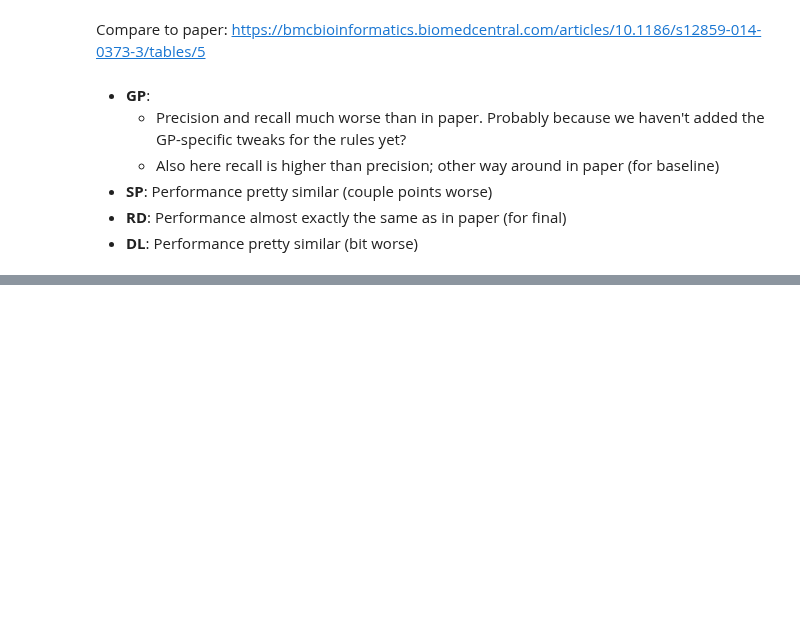
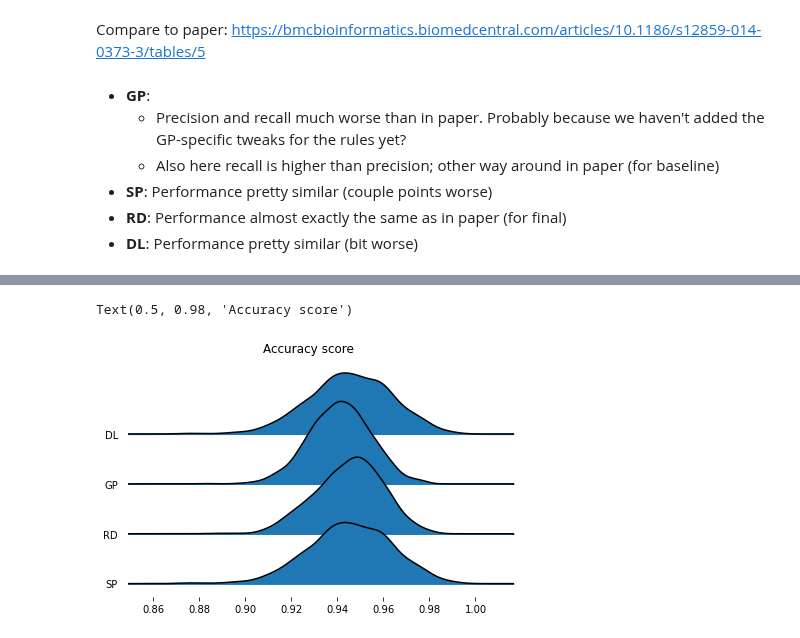
Before and after one commit to umcu/negation-detection, a Jupyter notebook: rule-based_context/notebooks/context.ipynb, the cells around one changed output, grey strips where cells are left out. Cells and saved outputs as stored; diff of their text form; code cells hidden in the pictures; blank space fills up the shorter version.

```diff
--- a/rule-based_context/notebooks/context.ipynb
+++ b/rule-based_context/notebooks/context.ipynb
@@ -153,0 +319,6 @@ Compare to paper: https://bmcbioinformatics.biomedcentral.com/articles/10.1186/s
+# %%
+fig, axes = joypy.joyplot(scores[['acc', 'group']].pivot(columns='group', values='acc'))
+fig.suptitle('Accuracy score')
+# %% [output]
+Text(0.5, 0.98, 'Accuracy score')
+[figure, added]
```
Also changed, not shown: parts of 25 cells of this notebook, 6 other files.
